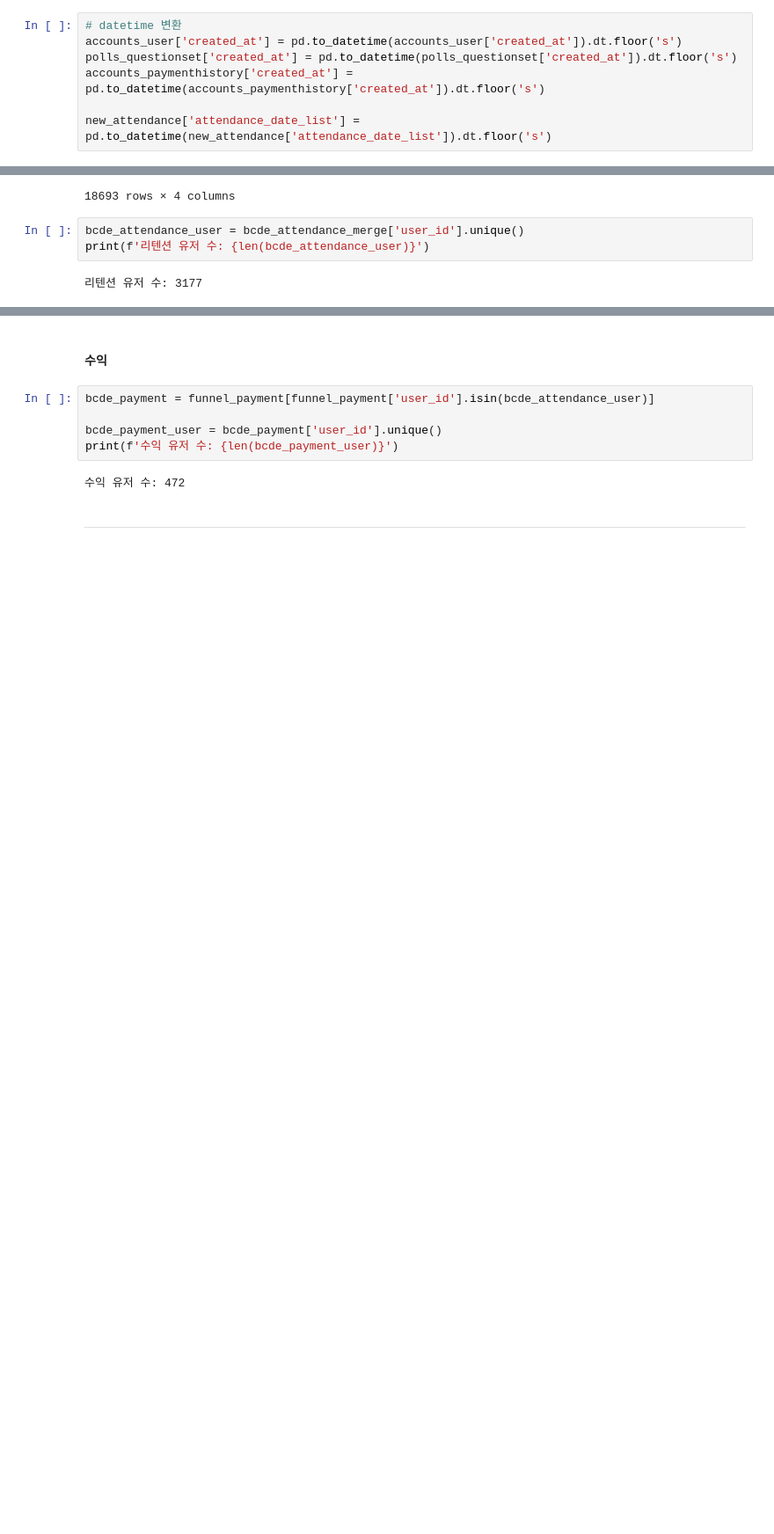
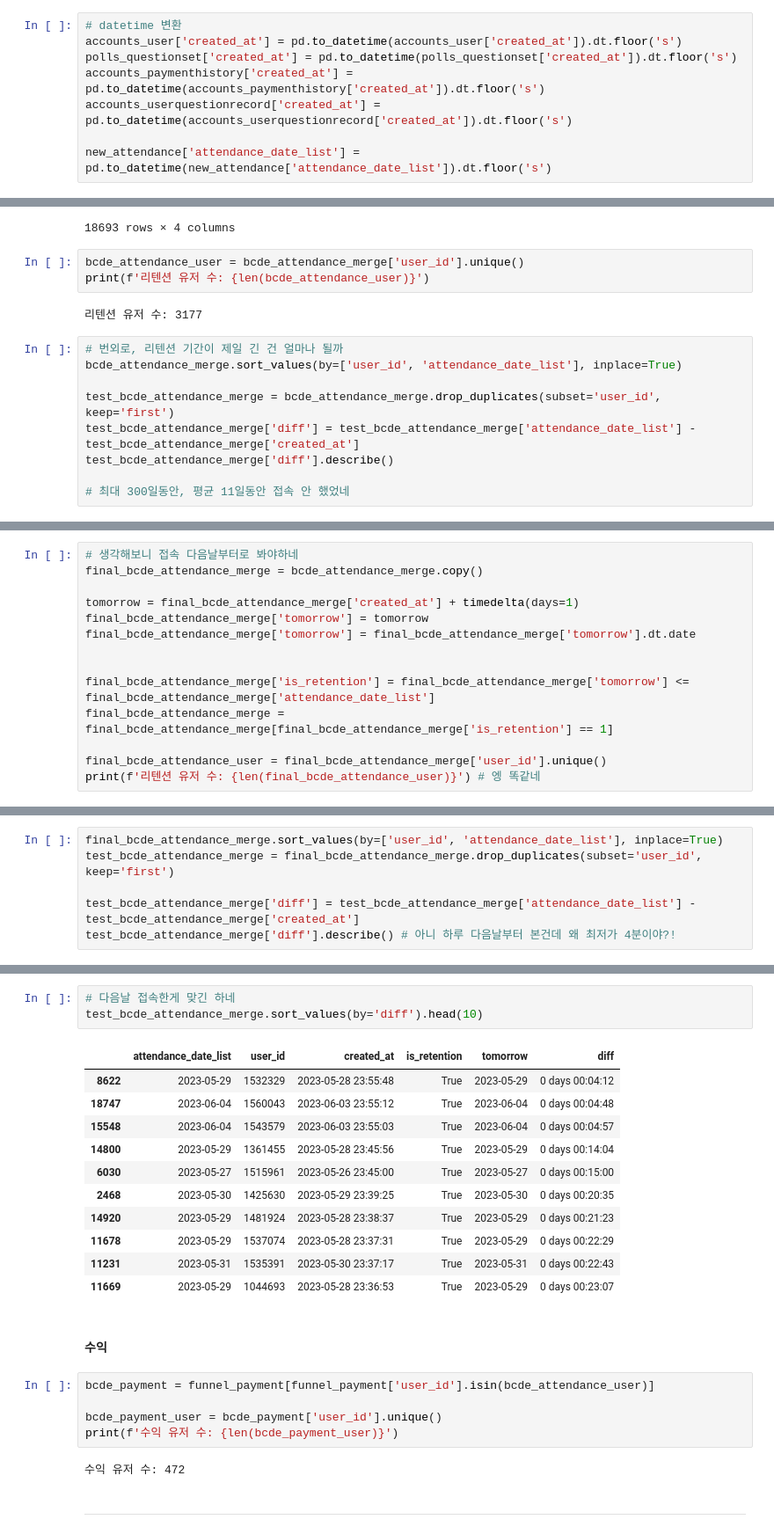
Before and after one commit to EtheriumArchive/Codeit_project, a Jupyter notebook: analysis_eunsu_v1.ipynb, the cells around one changed output, grey strips where cells are left out. Shown at 88% size. Drawn from its saved outputs; the diff is of its cells as text; blank space fills up the shorter version.

```diff
--- a/analysis_eunsu_v1.ipynb
+++ b/analysis_eunsu_v1.ipynb
@@ -248,6 +248,7 @@ new_attendance.drop(columns='id', inplace=True)
 accounts_user['created_at'] = pd.to_datetime(accounts_user['created_at']).dt.floor('s')
 polls_questionset['created_at'] = pd.to_datetime(polls_questionset['created_at']).dt.floor('s')
 accounts_paymenthistory['created_at'] = pd.to_datetime(accounts_paymenthistory['created_at']).dt.floor('s')
+accounts_userquestionrecord['created_at'] = pd.to_datetime(accounts_userquestionrecord['created_at']).dt.floor('s')
 
 new_attendance['attendance_date_list'] = pd.to_datetime(new_attendance['attendance_date_list']).dt.floor('s')
 # %% [markdown]
@@ -1359,3 +1360,12 @@ bcde_attendance_user = bcde_attendance_merge['user_id'].unique()
 print(f'리텐션 유저 수: {len(bcde_attendance_user)}')
 # %% [output]
 리텐션 유저 수: 3177
+# %%
+# 번외로, 리텐션 기간이 제일 긴 건 얼마나 될까
+bcde_attendance_merge.sort_values(by=['user_id', 'attendance_date_list'], inplace=True)
+
+test_bcde_attendance_merge = bcde_attendance_merge.drop_duplicates(subset='user_id', keep='first')
+test_bcde_attendance_merge['diff'] = test_bcde_attendance_merge['attendance_date_list'] - test_bcde_attendance_merge['created_at']
+test_bcde_attendance_merge['diff'].describe()
+
+# 최대 300일동안, 평균 11일동안 접속 안 했었네
@@ -1361,0 +1391,14 @@ print(f'리텐션 유저 수: {len(bcde_attendance_user)}')
+# %%
+# 생각해보니 접속 다음날부터로 봐야하네
+final_bcde_attendance_merge = bcde_attendance_merge.copy()
+
+tomorrow = final_bcde_attendance_merge['created_at'] + timedelta(days=1)
+final_bcde_attendance_merge['tomorrow'] = tomorrow
+final_bcde_attendance_merge['tomorrow'] = final_bcde_attendance_merge['tomorrow'].dt.date
+
+
+final_bcde_attendance_merge['is_retention'] = final_bcde_attendance_merge['tomorrow'] <= final_bcde_attendance_merge['attendance_date_list']
+final_bcde_attendance_merge = final_bcde_attendance_merge[final_bcde_attendance_merge['is_retention'] == 1]
+
+final_bcde_attendance_user = final_bcde_attendance_merge['user_id'].unique()
+print(f'리텐션 유저 수: {len(final_bcde_attendance_user)}') # 엥 똑같네
@@ -1361,0 +1407,6 @@ print(f'리텐션 유저 수: {len(bcde_attendance_user)}')
+# %%
+final_bcde_attendance_merge.sort_values(by=['user_id', 'attendance_date_list'], inplace=True)
+test_bcde_attendance_merge = final_bcde_attendance_merge.drop_duplicates(subset='user_id', keep='first')
+
+test_bcde_attendance_merge['diff'] = test_bcde_attendance_merge['attendance_date_list'] - test_bcde_attendance_merge['created_at']
+test_bcde_attendance_merge['diff'].describe() # 아니 하루 다음날부터 본건데 왜 최저가 4분이야?!
@@ -1362,3 +1428,18 @@ print(f'리텐션 유저 수: {len(bcde_attendance_user)}')
+# %%
+# 다음날 접속한게 맞긴 하네
+test_bcde_attendance_merge.sort_values(by='diff').head(10)
+# %% [output]
+|  | attendance_date_list | user_id | created_at | is_retention | tomorrow | diff |
+| 8622 | 2023-05-29 | 1532329 | 2023-05-28 23:55:48 | True | 2023-05-29 | 0 days 00:04:12 |
+| 18747 | 2023-06-04 | 1560043 | 2023-06-03 23:55:12 | True | 2023-06-04 | 0 days 00:04:48 |
+| 15548 | 2023-06-04 | 1543579 | 2023-06-03 23:55:03 | True | 2023-06-04 | 0 days 00:04:57 |
+| 14800 | 2023-05-29 | 1361455 | 2023-05-28 23:45:56 | True | 2023-05-29 | 0 days 00:14:04 |
+| 6030 | 2023-05-27 | 1515961 | 2023-05-26 23:45:00 | True | 2023-05-27 | 0 days 00:15:00 |
+| 2468 | 2023-05-30 | 1425630 | 2023-05-29 23:39:25 | True | 2023-05-30 | 0 days 00:20:35 |
+| 14920 | 2023-05-29 | 1481924 | 2023-05-28 23:38:37 | True | 2023-05-29 | 0 days 00:21:23 |
+| 11678 | 2023-05-29 | 1537074 | 2023-05-28 23:37:31 | True | 2023-05-29 | 0 days 00:22:29 |
+| 11231 | 2023-05-31 | 1535391 | 2023-05-30 23:37:17 | True | 2023-05-31 | 0 days 00:22:43 |
+| 11669 | 2023-05-29 | 1044693 | 2023-05-28 23:36:53 | True | 2023-05-29 | 0 days 00:23:07 |
 # %% [markdown]
 #### 수익
 # %%
```
Also changed, not shown: parts of 3 cells of this notebook.
